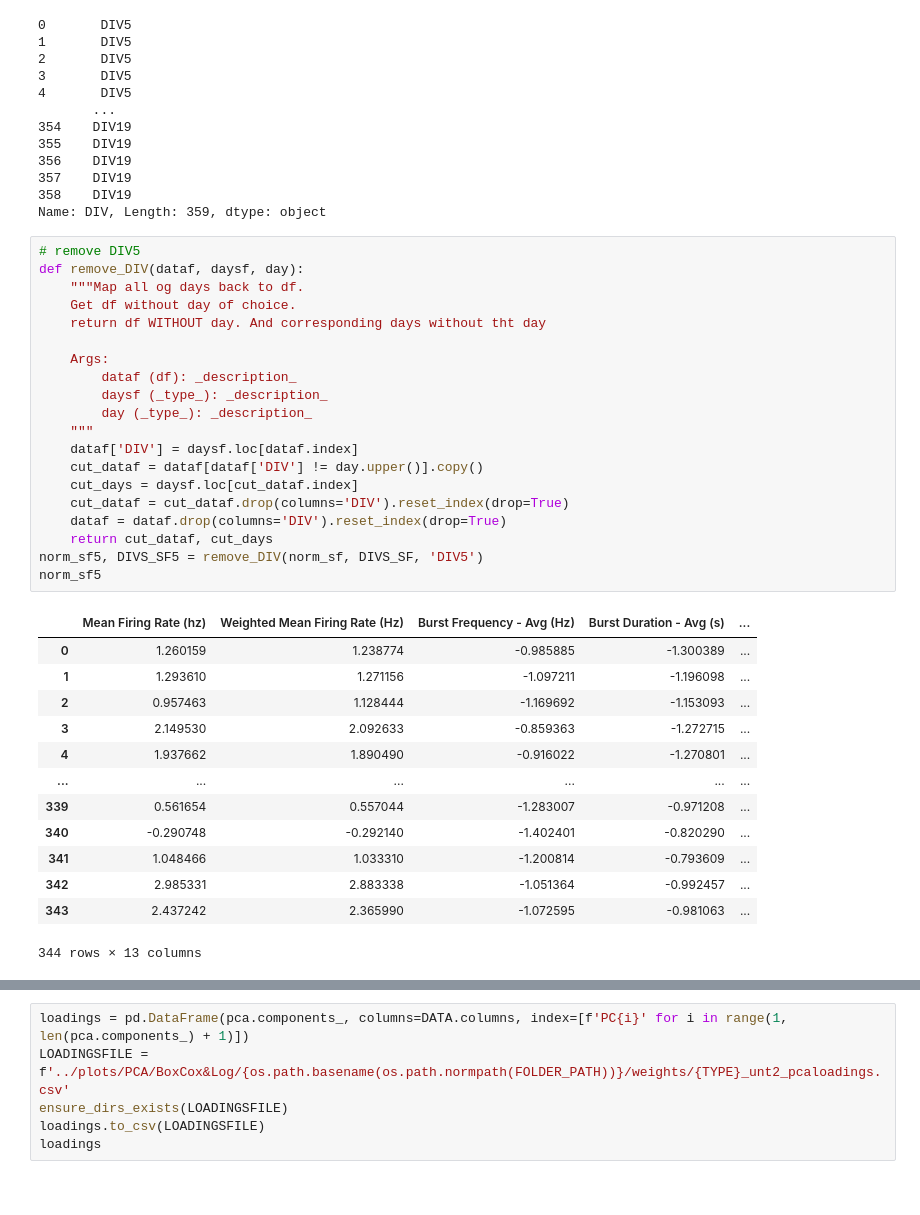
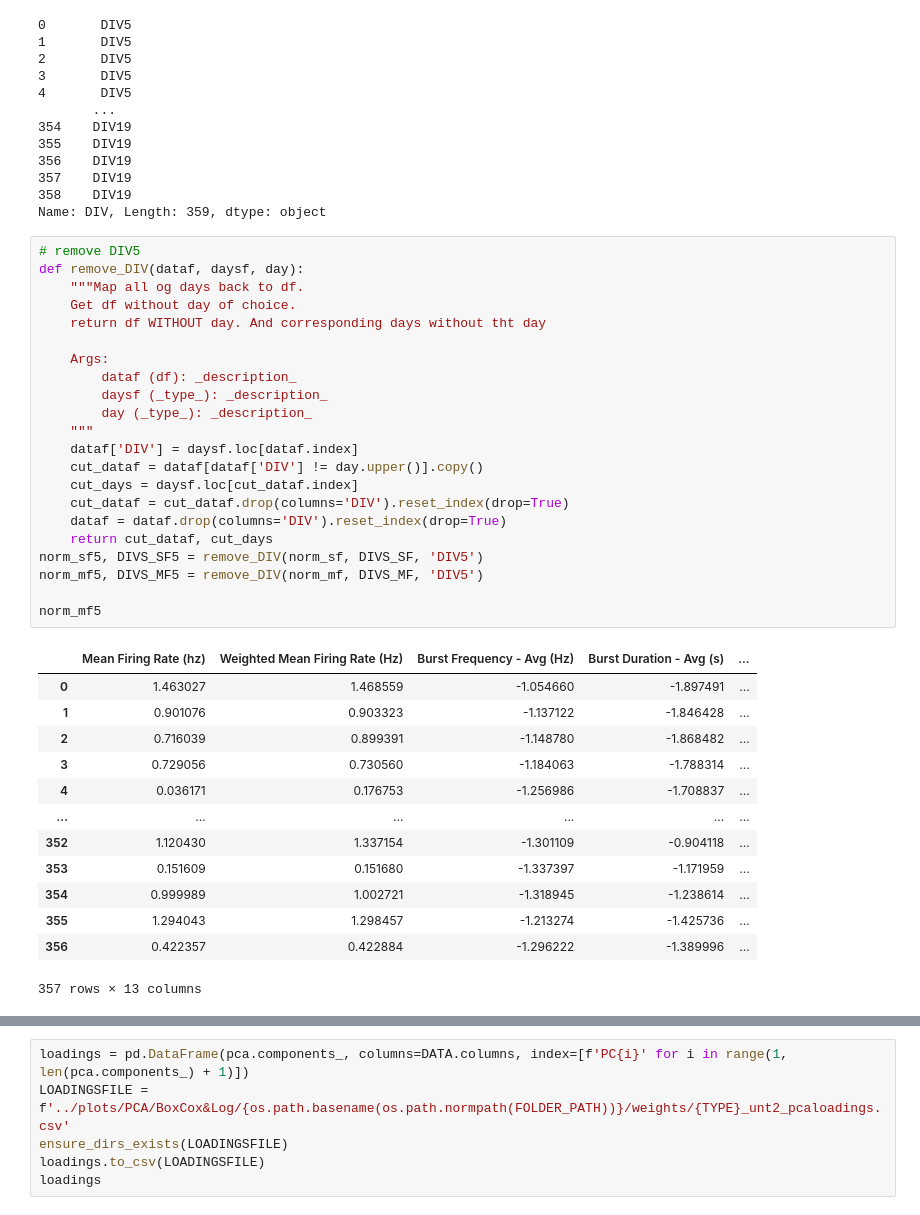
Before and after one commit to soderling-lab/MicroElectrodeArrayAnalysis, a Jupyter notebook: analysis/pca.ipynb, the cells around one changed output, grey strips where cells are left out. Cells and saved outputs as stored; diff of their text form.

```diff
--- a/analysis/pca.ipynb
+++ b/analysis/pca.ipynb
@@ -512,34 +512,36 @@ Name: DIV, Length: 359, dtype: object
 # %%
 # remove DIV5
 def remove_DIV(dataf, daysf, day):
     """Map all og days back to df.
     Get df without day of choice.
     return df WITHOUT day. And corresponding days without tht day
 
     Args:
         dataf (df): _description_
         daysf (_type_): _description_
         day (_type_): _description_
     """
     dataf['DIV'] = daysf.loc[dataf.index]
     cut_dataf = dataf[dataf['DIV'] != day.upper()].copy()
     cut_days = daysf.loc[cut_dataf.index]
     cut_dataf = cut_dataf.drop(columns='DIV').reset_index(drop=True)
     dataf = dataf.drop(columns='DIV').reset_index(drop=True)
     return cut_dataf, cut_days
 norm_sf5, DIVS_SF5 = remove_DIV(norm_sf, DIVS_SF, 'DIV5')
-norm_sf5
+norm_mf5, DIVS_MF5 = remove_DIV(norm_mf, DIVS_MF, 'DIV5')
+
+norm_mf5
 # %% [output]
 |  | Mean Firing Rate (hz) | Weighted Mean Firing Rate (Hz) | Burst Frequency - Avg (Hz) | Burst Duration - Avg (s) | ... |
-| 0 | 1.260159 | 1.238774 | -0.985885 | -1.300389 | ... |
-| 1 | 1.293610 | 1.271156 | -1.097211 | -1.196098 | ... |
-| 2 | 0.957463 | 1.128444 | -1.169692 | -1.153093 | ... |
-| 3 | 2.149530 | 2.092633 | -0.859363 | -1.272715 | ... |
-| 4 | 1.937662 | 1.890490 | -0.916022 | -1.270801 | ... |
+| 0 | 1.463027 | 1.468559 | -1.054660 | -1.897491 | ... |
+| 1 | 0.901076 | 0.903323 | -1.137122 | -1.846428 | ... |
+| 2 | 0.716039 | 0.899391 | -1.148780 | -1.868482 | ... |
+| 3 | 0.729056 | 0.730560 | -1.184063 | -1.788314 | ... |
+| 4 | 0.036171 | 0.176753 | -1.256986 | -1.708837 | ... |
 | ... | ... | ... | ... | ... | ... |
-| 339 | 0.561654 | 0.557044 | -1.283007 | -0.971208 | ... |
-| 340 | -0.290748 | -0.292140 | -1.402401 | -0.820290 | ... |
-| 341 | 1.048466 | 1.033310 | -1.200814 | -0.793609 | ... |
-| 342 | 2.985331 | 2.883338 | -1.051364 | -0.992457 | ... |
-| 343 | 2.437242 | 2.365990 | -1.072595 | -0.981063 | ... |
+| 352 | 1.120430 | 1.337154 | -1.301109 | -0.904118 | ... |
+| 353 | 0.151609 | 0.151680 | -1.337397 | -1.171959 | ... |
+| 354 | 0.999989 | 1.002721 | -1.318945 | -1.238614 | ... |
+| 355 | 1.294043 | 1.298457 | -1.213274 | -1.425736 | ... |
+| 356 | 0.422357 | 0.422884 | -1.296222 | -1.389996 | ... |
-344 rows × 13 columns
+357 rows × 13 columns
```
Also changed, not shown: parts of 5 cells of this notebook.
